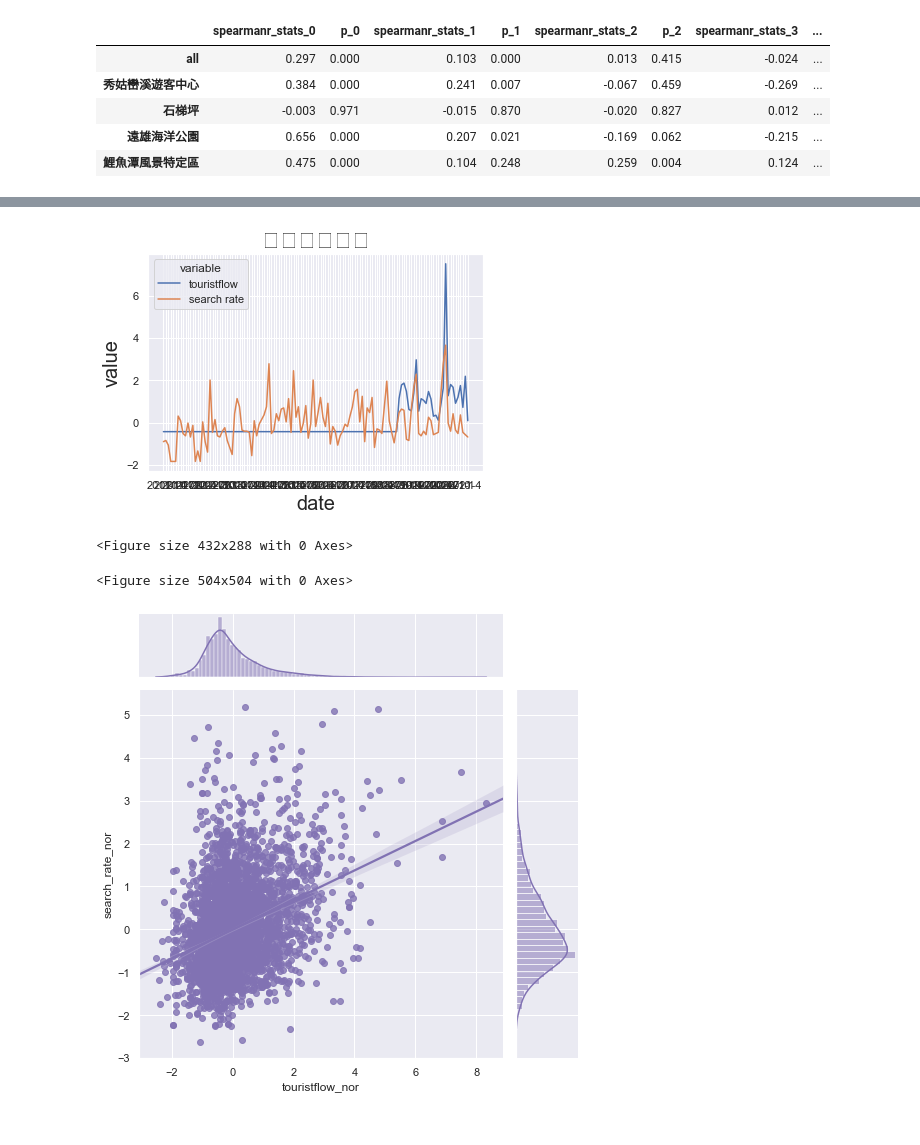
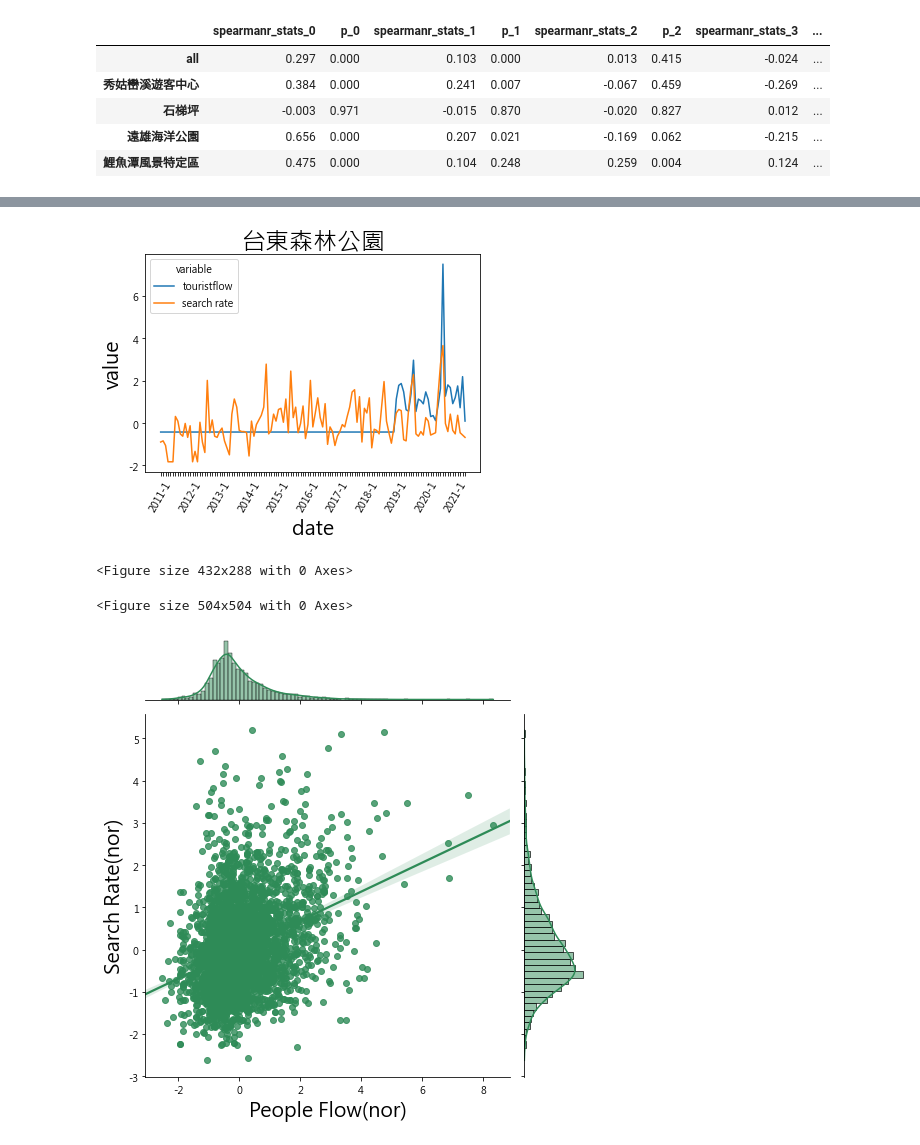
Before and after one commit to aaron1aaron2/Dynamic-route_and_schedule-planning_for_buses, a Jupyter notebook: data_processing/2_google_trend_data_select_by_deferred.ipynb, the cells around one changed output, grey strips where cells are left out. Cells and saved outputs as stored; diff of their text form; code cells hidden in the pictures.

Commit message:
Update data process path

```diff
--- a/data_processing/2_google_trend_data_select_by_deferred.ipynb
+++ b/data_processing/2_google_trend_data_select_by_deferred.ipynb
@@ -232,43 +233,56 @@ result_select.head()
 # %%
+import pandas as pd
 import matplotlib.pyplot as plt
 import seaborn as sns
-from seaborn.palettes import color_palette
-sns.set_style("whitegrid",{"font.sans-serif":['Microsoft JhengHei']}) # 使用內建的微軟正黑體
-sns.set_theme(style="darkgrid")
+# from seaborn.palettes import color_palette
+import matplotlib.font_manager as fm
+
+fonts = fm.FontProperties(fname=r'visualizatio/font/msj.ttf')
+
+output_folder = 'data/process/2_google_trend'
+
+plt.rcParams['font.sans-serif']=['Microsoft JhengHei'] #用來正常顯示中文標籤
+plt.rcParams['axes.unicode_minus']=False #用來正常顯示負號
+
+# sns.set(font='Microsoft JhengHei')
+# sns.set_style("whitegrid",{"font.sans-serif":['Microsoft JhengHei']})
+# sns.set_theme(style="darkgrid")
 
 output_folder_fig = os.path.join(output_folder, 'deferred_plot')
 if not os.path.exists(output_folder_fig):
     os.mkdir(output_folder_fig)
 
 
 # 讀取資料
 df = pd.read_csv(os.path.join(output_folder, 'googletrend_touristflow_deferred_nor.v1.csv'))
 df['date'] = df['year'].astype(str) + '-' + df['month'].astype(str)
 
 for spot in df['name'].unique():
     plt.clf()
     tmp = df[df['name']==spot]
 
     plot_data = tmp.melt(id_vars=['date'], value_vars=['touristflow_nor'])
     plot_data = pd.concat([plot_data, tmp.melt(id_vars=['date'], value_vars=['search_rate_nor'])])
     plot_data['variable'] = plot_data['variable'].apply(lambda x: 'touristflow' if x=='touristflow_nor' else 'search rate')
 
     plot = sns.lineplot(x="date", y="value", hue='variable', data=plot_data)
 
+    # 隱藏部分x軸標籤
     for ind, label in enumerate(plot.get_xticklabels()):
-        if ind % 3 == 0:
+        if ind % 12 == 0:
             label.set_visible(True)
         else:
             label.set_visible(False)
 
+    plt.xticks(rotation=60) # 旋轉 x 軸標籤
     plt.title('{}'.format(spot), fontsize=24)
     plt.xlabel('date', fontsize=20)
     plt.ylabel('value', fontsize=20)
 
     # plt.show()
-    plt.savefig(os.path.join(output_folder_fig, '{}.png'). format(spot))
+    plt.savefig(os.path.join(output_folder_fig, '{}.png'. format(spot)), bbox_inches='tight')
 # %% [output]
-[figure, old version]
+[figure, new version]
 # %%
 
 # =============================
@@ -280,21 +294,21 @@ if not os.path.exists(path):
 
 
 # 相形圖，看兩變數的區間分佈
-plt.clf()
-df['touristflow'].plot.hist(bins=10, alpha=0.7)
-plt.savefig(os.path.join(path, 'peopleflow_hist.png'))
+# plt.clf()
+# df['touristflow'].plot.hist(bins=10, alpha=0.7)
+# plt.savefig(os.path.join(path, 'peopleflow_hist.png'))
 
-plt.clf()
-df['touristflow_nor'].plot.hist(bins=10, alpha=0.7)
-plt.savefig(os.path.join(path, 'peopleflow_nor_hist.png'))
+# plt.clf()
+# df['touristflow_nor'].plot.hist(bins=10, alpha=0.7)
+# plt.savefig(os.path.join(path, 'peopleflow_nor_hist.png'))
 
-plt.clf()
-df['search_rate'].plot.hist(bins=10, alpha=0.7, color='seagreen')
-plt.savefig(os.path.join(path, 'search_rate_hist.png'))
+# plt.clf()
+# df['search_rate'].plot.hist(bins=10, alpha=0.7, color='seagreen')
+# plt.savefig(os.path.join(path, 'search_rate_hist.png'))
 
-plt.clf()
-df['search_rate_nor'].plot.hist(bins=10, alpha=0.7, color='seagreen')
-plt.savefig(os.path.join(path, 'search_rate_nor_hist.png'))
+# plt.clf()
+# df['search_rate_nor'].plot.hist(bins=10, alpha=0.7, color='seagreen')
+# plt.savefig(os.path.join(path, 'search_rate_nor_hist.png'))
 
 
 # 散佈圖與區間分佈相形圖圖
@@ -302,16 +316,19 @@ plt.clf()
 g = sns.jointplot(x="touristflow", y="search_rate", data=df,
                     kind="reg", truncate=False,
                     # xlim=(0, 60), ylim=(0, 12),
-                    color="m", height=7)
+                    color="seagreen", height=7)
+ax.set_axis_labels('People Flow', 'Search Rate', fontsize=20)
 plt.savefig(os.path.join(path, 'jointplot.png'))
 
 plt.clf()
-g = sns.jointplot(x="touristflow_nor", y="search_rate_nor", data=df,
+ax = sns.jointplot(x="touristflow_nor", y="search_rate_nor", data=df,
                     kind="reg", truncate=False,
                     # xlim=(0, 60), ylim=(0, 12),
-                    color="m", height=7)
+                    color="seagreen", height=7)
+ax.set_axis_labels('People Flow(nor)', 'Search Rate(nor)', fontsize=20)
+plt.tight_layout()
 plt.savefig(os.path.join(path, 'jointplot_nor.png'))
 # %% [output]
 <Figure size 432x288 with 0 Axes>
 <Figure size 504x504 with 0 Axes>
-[figure, old version]
+[figure, new version]
```
Also changed, not shown: parts of 3 cells of this notebook, 41 other files.
